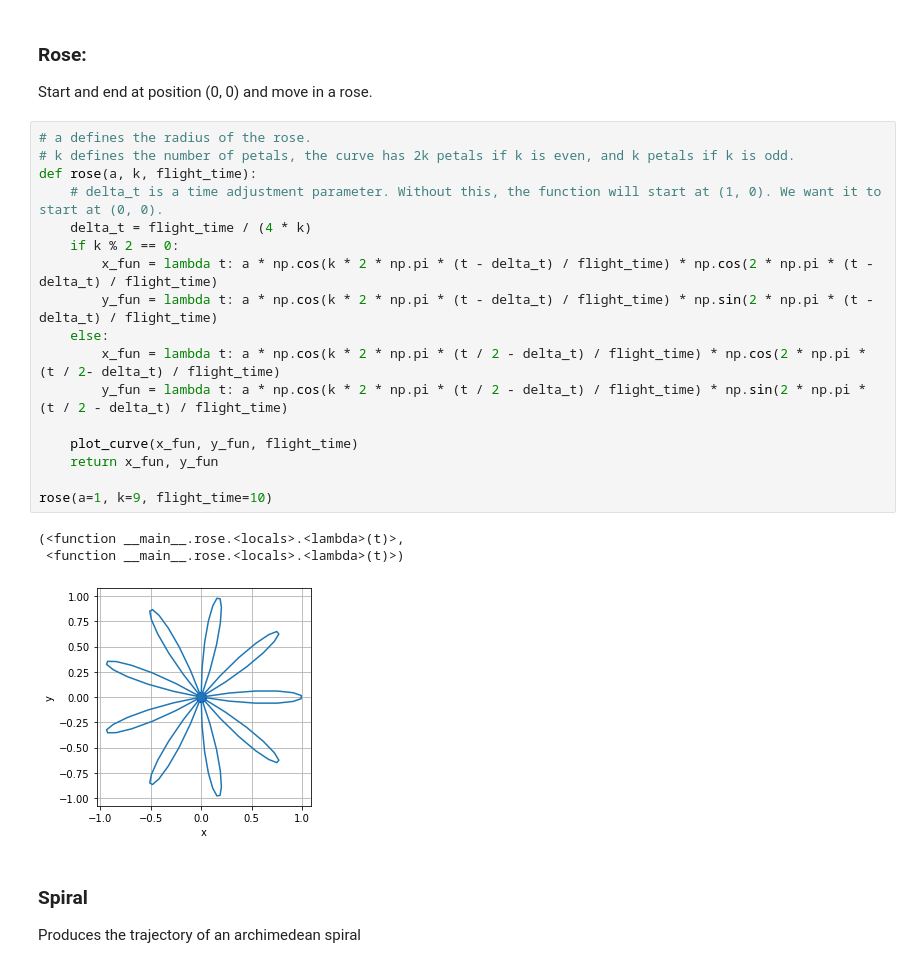
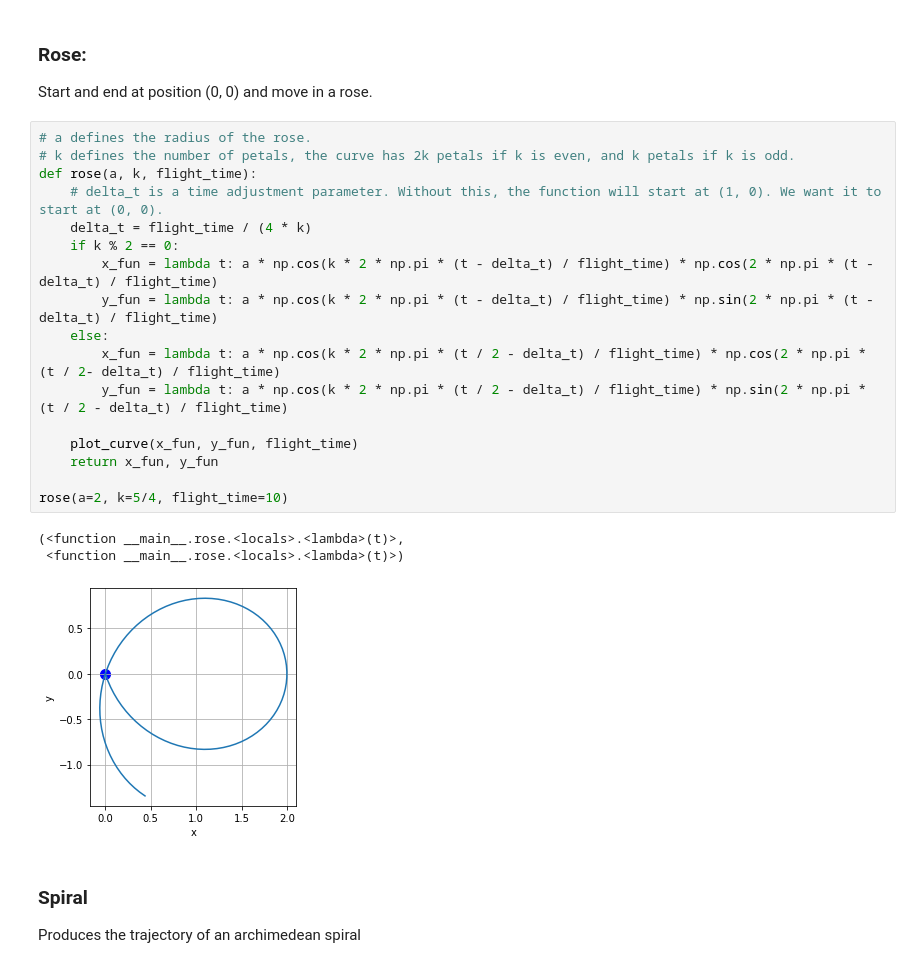
Before and after one commit to USC-ACTLab/MultiRobotArt, a Jupyter notebook: blockly-scripts/python_translations/curves_to_trajectory/curves.ipynb, the cells around one changed output. Cells and saved outputs as stored; diff of their text form.

Commit message:
updated curve blocks

```diff
--- a/blockly-scripts/Python Translations/curves.ipynb
+++ b/blockly-scripts/python_translations/curves_to_trajectory/curves.ipynb
@@ -134,24 +136,24 @@ Start and end at position (0, 0) and move in a rose.
 # %%
 # a defines the radius of the rose.
 # k defines the number of petals, the curve has 2k petals if k is even, and k petals if k is odd.
 def rose(a, k, flight_time):
     # delta_t is a time adjustment parameter. Without this, the function will start at (1, 0). We want it to start at (0, 0).
     delta_t = flight_time / (4 * k)
     if k % 2 == 0:
         x_fun = lambda t: a * np.cos(k * 2 * np.pi * (t - delta_t) / flight_time) * np.cos(2 * np.pi * (t - delta_t) / flight_time)
         y_fun = lambda t: a * np.cos(k * 2 * np.pi * (t - delta_t) / flight_time) * np.sin(2 * np.pi * (t - delta_t) / flight_time)
     else:
         x_fun = lambda t: a * np.cos(k * 2 * np.pi * (t / 2 - delta_t) / flight_time) * np.cos(2 * np.pi * (t / 2- delta_t) / flight_time)
         y_fun = lambda t: a * np.cos(k * 2 * np.pi * (t / 2 - delta_t) / flight_time) * np.sin(2 * np.pi * (t / 2 - delta_t) / flight_time)
 
     plot_curve(x_fun, y_fun, flight_time)
     return x_fun, y_fun
 
-rose(a=1, k=9, flight_time=10)
+rose(a=2, k=5/4, flight_time=10)
 # %% [output]
 (<function __main__.rose.<locals>.<lambda>(t)>,
  <function __main__.rose.<locals>.<lambda>(t)>)
-[figure, old version]
+[figure, new version]
 # %% [markdown]
 ### Spiral
 
```
Also changed, not shown: parts of 3 cells of this notebook, 15 other files.
